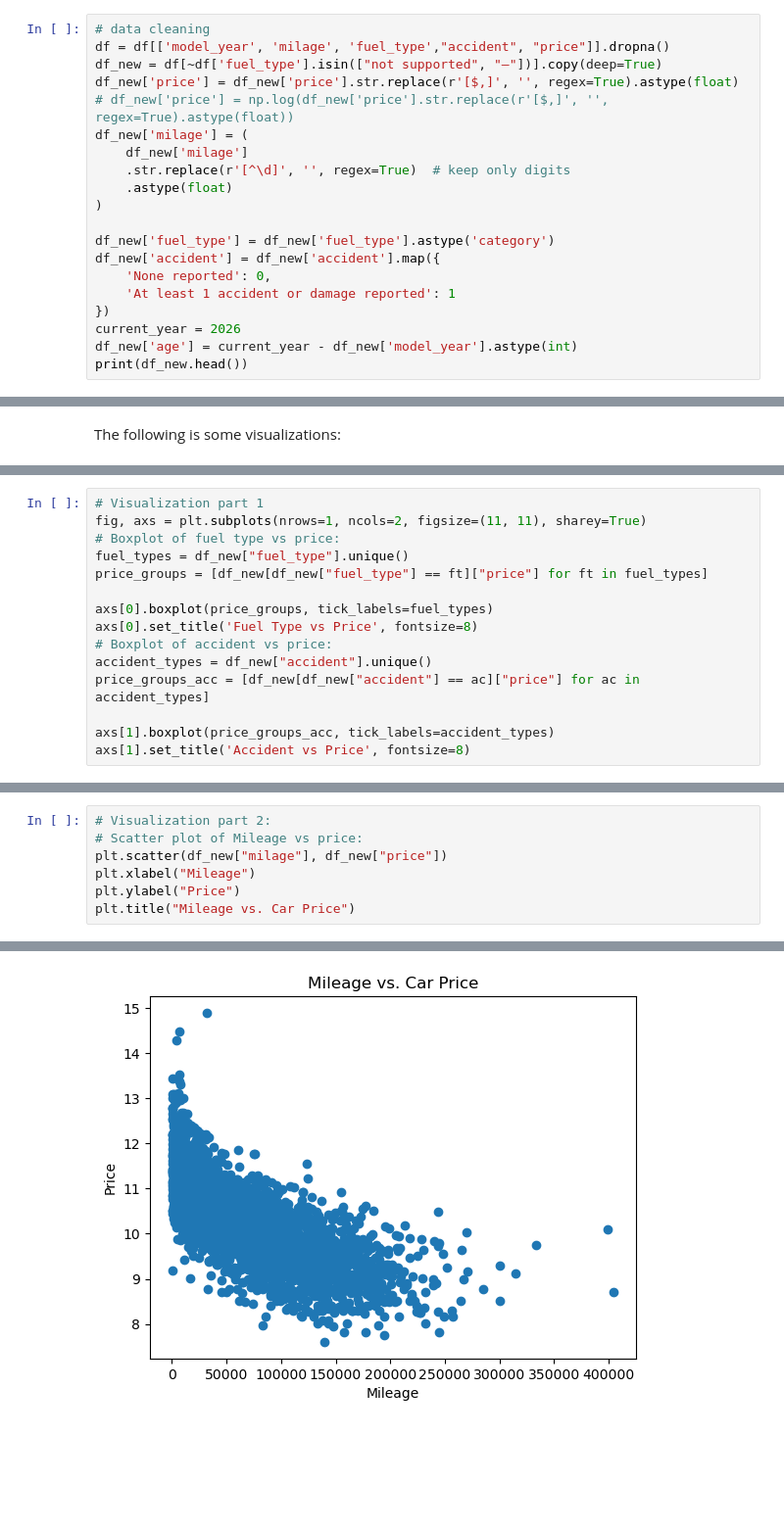
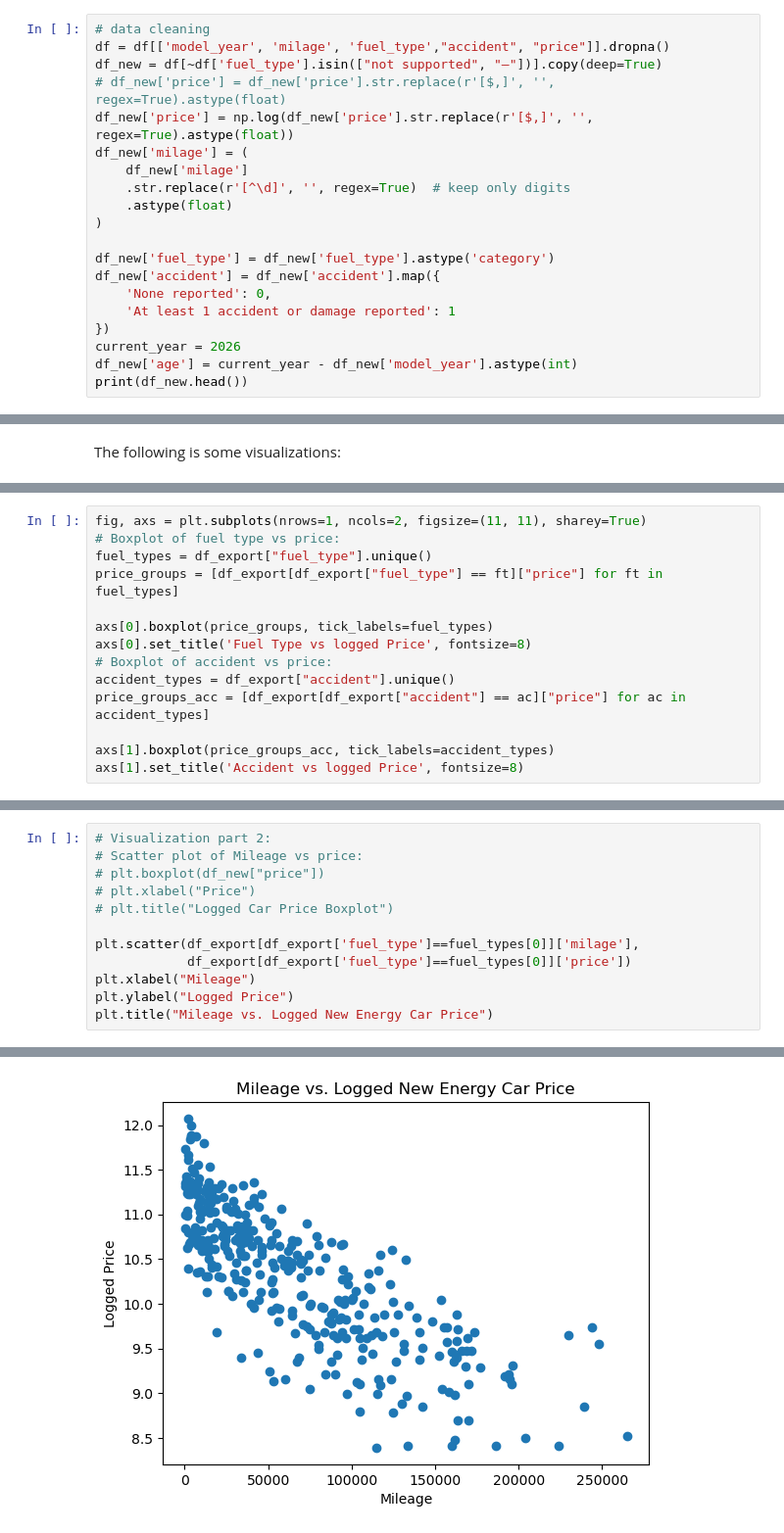
Before and after one commit to JustinTrenchcoat/Bayesian_Stat_2026, a Jupyter notebook: EDA.ipynb, the cells around one changed output, grey strips where cells are left out. Shown at 98% size. Drawn from its saved outputs; the diff is of its cells as text; blank space fills up the shorter version.

Commit message:
modified visualization and R script

```diff
--- a/EDA.ipynb
+++ b/EDA.ipynb
@@ -8,8 +8,8 @@ df = pd.read_csv('data/used_cars.csv')
 # data cleaning
 df = df[['model_year', 'milage', 'fuel_type',"accident", "price"]].dropna()
 df_new = df[~df['fuel_type'].isin(["not supported", "–"])].copy(deep=True)
-df_new['price'] = df_new['price'].str.replace(r'[$,]', '', regex=True).astype(float)
-# df_new['price'] = np.log(df_new['price'].str.replace(r'[$,]', '', regex=True).astype(float))
+# df_new['price'] = df_new['price'].str.replace(r'[$,]', '', regex=True).astype(float)
+df_new['price'] = np.log(df_new['price'].str.replace(r'[$,]', '', regex=True).astype(float))
 df_new['milage'] = (
     df_new['milage']
     .str.replace(r'[^\d]', '', regex=True)  # keep only digits
@@ -64,17 +78,16 @@ The following is some visualizations:
 # %%
-# Visualization part 1
 fig, axs = plt.subplots(nrows=1, ncols=2, figsize=(11, 11), sharey=True)
 # Boxplot of fuel type vs price:
-fuel_types = df_new["fuel_type"].unique()
-price_groups = [df_new[df_new["fuel_type"] == ft]["price"] for ft in fuel_types]
+fuel_types = df_export["fuel_type"].unique()
+price_groups = [df_export[df_export["fuel_type"] == ft]["price"] for ft in fuel_types]
 
 axs[0].boxplot(price_groups, tick_labels=fuel_types)
-axs[0].set_title('Fuel Type vs Price', fontsize=8)
+axs[0].set_title('Fuel Type vs logged Price', fontsize=8)
 # Boxplot of accident vs price:
-accident_types = df_new["accident"].unique()
-price_groups_acc = [df_new[df_new["accident"] == ac]["price"] for ac in accident_types]
+accident_types = df_export["accident"].unique()
+price_groups_acc = [df_export[df_export["accident"] == ac]["price"] for ac in accident_types]
 
 axs[1].boxplot(price_groups_acc, tick_labels=accident_types)
-axs[1].set_title('Accident vs Price', fontsize=8)
+axs[1].set_title('Accident vs logged Price', fontsize=8)
 # %% [output]
 Text(0.5, 1.0, 'Accident vs Price')
@@ -82,8 +123,13 @@ Text(0.5, 1.0, 'Accident vs Price')
 # %%
 # Visualization part 2:
 # Scatter plot of Mileage vs price:
-plt.scatter(df_new["milage"], df_new["price"])
+# plt.boxplot(df_new["price"])
+# plt.xlabel("Price")
+# plt.title("Logged Car Price Boxplot")
+
+plt.scatter(df_export[df_export['fuel_type']==fuel_types[0]]['milage'],
+            df_export[df_export['fuel_type']==fuel_types[0]]['price'])
 plt.xlabel("Mileage")
-plt.ylabel("Price")
-plt.title("Mileage vs. Car Price")
+plt.ylabel("Logged Price")
+plt.title("Mileage vs. Logged New Energy Car Price")
 # %% [output]
@@ -91 +137 @@ Text(0.5, 1.0, 'Mileage vs. Car Price')
-[figure, old version]
+[figure, new version]
```
Also changed, not shown: parts of 11 cells of this notebook, 2 other files.
